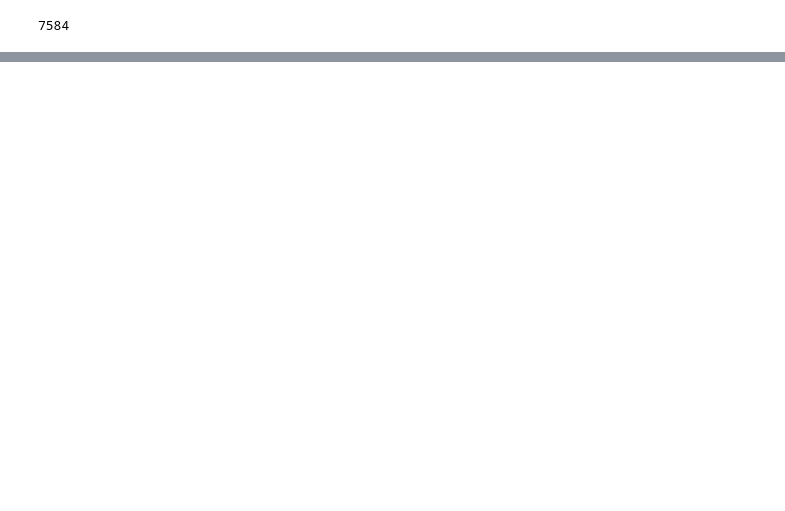
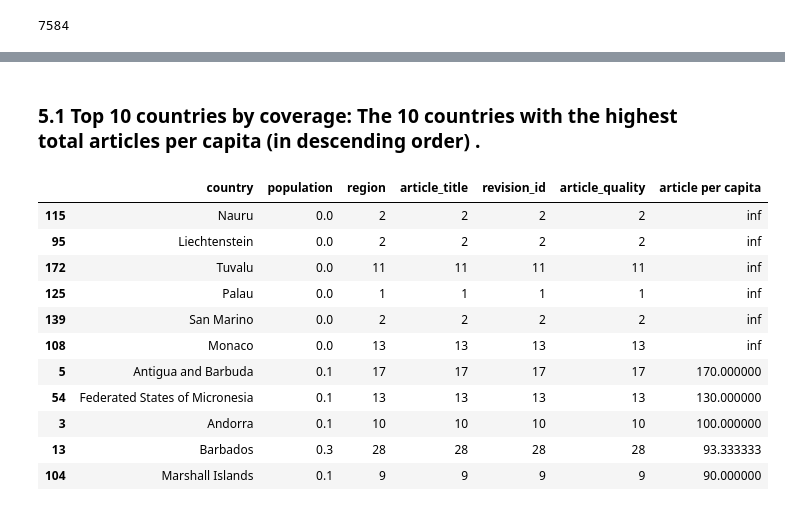
Before and after one commit to Kirsteenng/Human-Centered-Design, a Jupyter notebook: data-512-homework_2/HW2.ipynb, the cells around one changed output, grey strips where cells are left out. Cells and saved outputs as stored; diff of their text form; code cells hidden in the pictures; blank space fills up the shorter version.

```diff
--- a/data-512-homework_2/HW2.ipynb
+++ b/data-512-homework_2/HW2.ipynb
@@ -233,0 +237,3 @@ merged.to_csv('score_quality.csv')
+# %%
+merged.columns = ['article_title','url_link','country','geography','population','region','revision_id','article_quality']
+merged.head()
@@ -233,0 +247,28 @@ merged.to_csv('score_quality.csv')
+# %%
+# Rearranging columns
+copy = merged[['country','region','population','article_title','revision_id','article_quality']]
+copy.to_csv('wp_politicians_by_country.csv')
+# %%
+#TODO: total articles per capita
+group_by_total_articles = copy.groupby(['country','population']).agg('count').reset_index()
+# %%
+group_by_total_articles['article per capita'] = group_by_total_articles['article_title']/group_by_total_articles['population']
+group_by_total_articles = group_by_total_articles.sort_values(by = 'article per capita',ascending= True)
+# %% [markdown]
+### 5.1 Top 10 countries by coverage: The 10 countries with the highest total articles per capita (in descending order) .
+# %%
+top_10_coverage = group_by_total_articles.iloc[-11:].sort_values(by = 'article per capita',ascending= False)
+top_10_coverage
+# %% [output]
+|  | country | population | region | article_title | revision_id | article_quality | article per capita |
+| 115 | Nauru | 0.0 | 2 | 2 | 2 | 2 | inf |
+| 95 | Liechtenstein | 0.0 | 2 | 2 | 2 | 2 | inf |
+| 172 | Tuvalu | 0.0 | 11 | 11 | 11 | 11 | inf |
+| 125 | Palau | 0.0 | 1 | 1 | 1 | 1 | inf |
+| 139 | San Marino | 0.0 | 2 | 2 | 2 | 2 | inf |
+| 108 | Monaco | 0.0 | 13 | 13 | 13 | 13 | inf |
+| 5 | Antigua and Barbuda | 0.1 | 17 | 17 | 17 | 17 | 170.000000 |
+| 54 | Federated States of Micronesia | 0.1 | 13 | 13 | 13 | 13 | 130.000000 |
+| 3 | Andorra | 0.1 | 10 | 10 | 10 | 10 | 100.000000 |
+| 13 | Barbados | 0.3 | 28 | 28 | 28 | 28 | 93.333333 |
+| 104 | Marshall Islands | 0.1 | 9 | 9 | 9 | 9 | 90.000000 |
```
Also changed, not shown: parts of 43 cells of this notebook, 2 other files.
